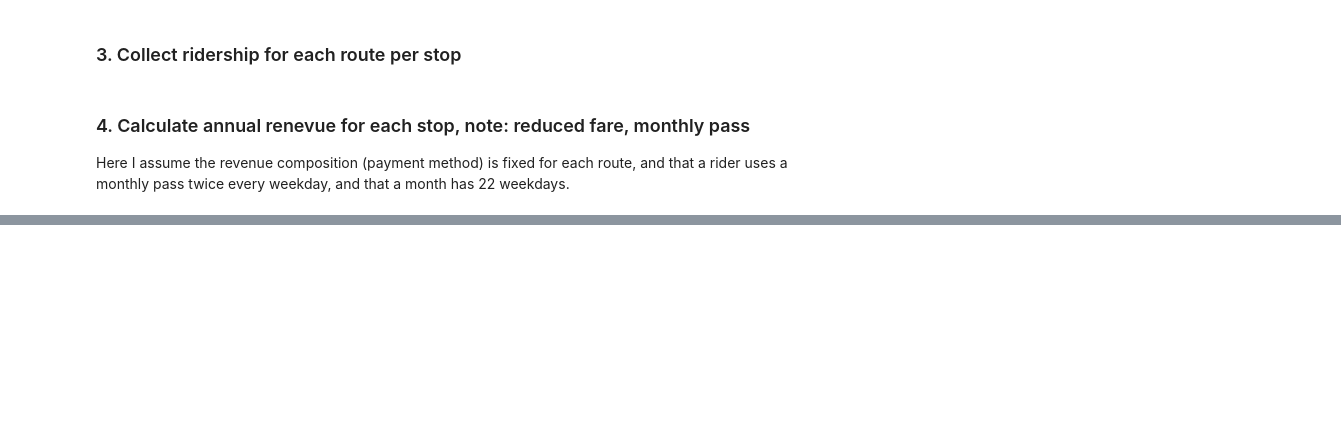
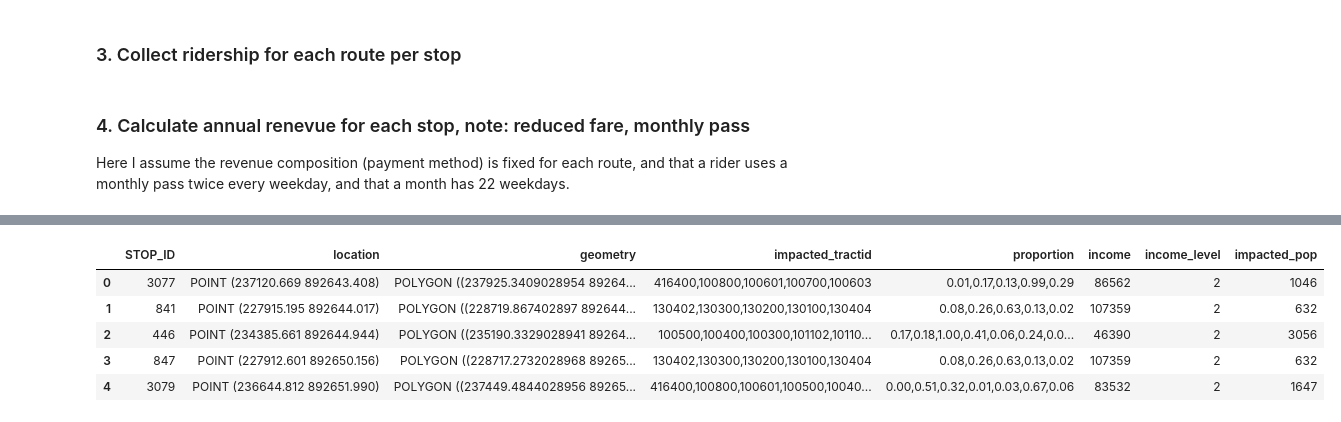
Before and after one commit to BU-Spark/CS506-Fall2020-Projects, a Jupyter notebook: transit_equity_team1/programs/Transit_Equity.ipynb, the cells around one changed output, grey strips where cells are left out. Drawn from its saved outputs; the diff is of its cells as text; code cells hidden in the pictures; blank space fills up the shorter version.

```diff
--- a/transit_equity_team1/programs/Transit_Equity.ipynb
+++ b/transit_equity_team1/programs/Transit_Equity.ipynb
@@ -342,0 +536,3 @@ stops_df.to_csv('./output/stops.csv', index_label=False)
+# %%
+df_stop_circle = pd.read_csv('./output/stop_with_weighed_level.csv')
+df_stop_circle.head()
@@ -342,0 +546,31 @@ stops_df.to_csv('./output/stops.csv', index_label=False)
+# %%
+df_stop_circle['impacted_pop'] = 0
+for idx, row in df_stop_circle.iterrows():
+    tracts = str(row['impacted_tractid']).split(',')
+    proportions = list(map(float, str(row['proportion']).split(',')))
+    impacted_pops = []
+    for tract in tracts:
+        impacted_pop = int(df_tract_pop[df_tract_pop.tract_id==int(tract)].impacted_pop.values[0])
+        impacted_pops.append(impacted_pop)
+    weighed_pop = sum([impacted_pops[i]*proportions[i] for i in range(len(tracts))])
+
+    df_stop_circle.at[idx, 'impacted_pop'] = weighed_pop
+# %%
+gdf_stop = gpd.read_file('./data/stops_routes/mbtabus/MBTABUSSTOPS_PT.shp')
+df_stop_circle['location'] = gdf_stop['geometry']
+
+cols = df_stop_circle.columns.tolist()
+cols = cols[:1] + cols[7:] + cols[1:7]
+
+df_stop_circle = df_stop_circle[cols]
+
+df_stop_circle.to_csv('./output/stops_weighed.csv', index_label=False)
+# %%
+df_stop_circle.head()
+# %% [output]
+|  | STOP_ID | location | geometry | impacted_tractid | proportion | income | income_level | impacted_pop |
+| 0 | 3077 | POINT (237120.669 892643.408) | POLYGON ((237925.3409028954 89264... | 416400,100800,100601,100700,100603 | 0.01,0.17,0.13,0.99,0.29 | 86562 | 2 | 1046 |
+| 1 | 841 | POINT (227915.195 892644.017) | POLYGON ((228719.867402897 892644... | 130402,130300,130200,130100,130404 | 0.08,0.26,0.63,0.13,0.02 | 107359 | 2 | 632 |
+| 2 | 446 | POINT (234385.661 892644.944) | POLYGON ((235190.3329028941 89264... | 100500,100400,100300,101102,10110... | 0.17,0.18,1.00,0.41,0.06,0.24,0.0... | 46390 | 2 | 3056 |
+| 3 | 847 | POINT (227912.601 892650.156) | POLYGON ((228717.2732028968 89265... | 130402,130300,130200,130100,130404 | 0.08,0.26,0.63,0.13,0.02 | 107359 | 2 | 632 |
+| 4 | 3079 | POINT (236644.812 892651.990) | POLYGON ((237449.4844028956 89265... | 416400,100800,100601,100500,10040... | 0.00,0.51,0.32,0.01,0.03,0.67,0.06 | 83532 | 2 | 1647 |
```
Also changed, not shown: parts of 23 cells of this notebook, 1 other file.
